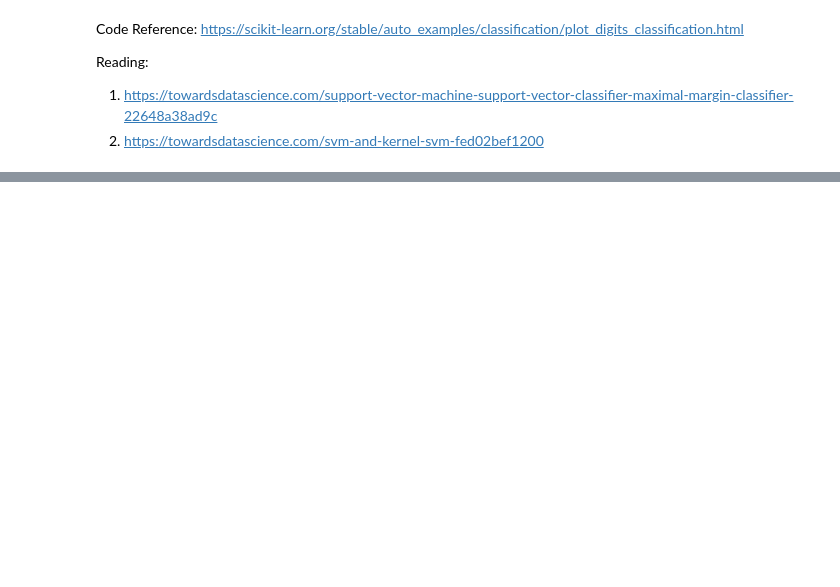
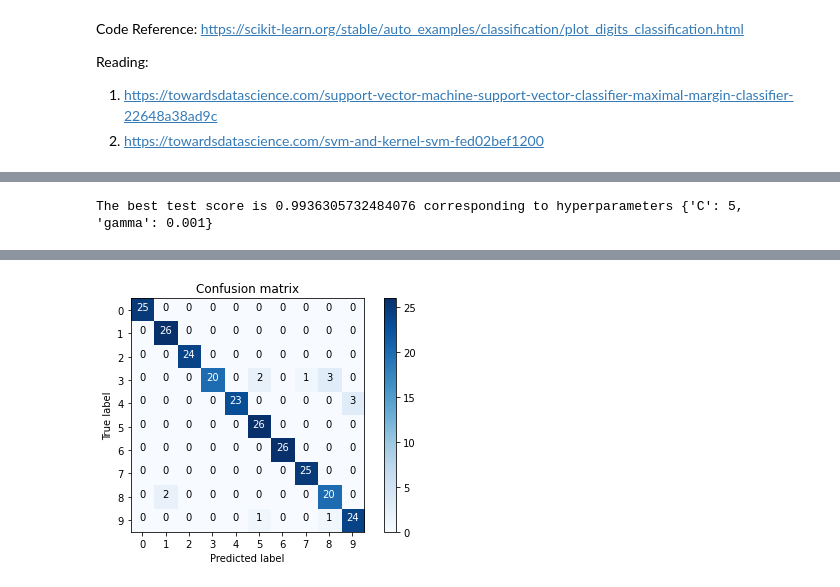
Before and after one commit to estella2012/CSE555, a Jupyter notebook: SVM(1).ipynb, the cells around one changed output, grey strips where cells are left out. Drawn from its saved outputs; the diff is of its cells as text; code cells hidden in the pictures; blank space fills up the shorter version.

```diff
--- a/SVM(1).ipynb
+++ b/SVM(1).ipynb
@@ -125,6 +59,12 @@ Reading: <br>
    1. https://towardsdatascience.com/support-vector-machine-support-vector-classifier-maximal-margin-classifier-22648a38ad9c <br>
    2. https://towardsdatascience.com/svm-and-kernel-svm-fed02bef1200
 # %%
+
+n_samples = len(digits.images)
+data = digits.images.reshape((n_samples, -1))
+X_train, X_test, y_train, y_test = train_test_split(data, digits.target, test_size=0.14, shuffle=False)
+
+
 # creating a KFold object with 5 splits
 folds = KFold(n_splits = 5, shuffle = True, random_state = 10)
 
@@ -133,6 +73,8 @@ folds = KFold(n_splits = 5, shuffle = True, random_state = 10)
 hyper_params = [ {'gamma': [1e-2, 1e-3, 1e-4],
                      'C': [5,10]}]
 
+sm = SMOTE(random_state=None)
+X_res, y_res = sm.fit_resample(X_train, y_train.ravel())
 
 # specify model
 model = SVC(kernel="rbf")
@@ -146,4 +88,4 @@ model_cv = GridSearchCV(estimator = model,
                         return_train_score=True)
 
 # fit the model
-model_cv.fit(X_train, y_train)
+model_cv.fit(X_res, y_res)
@@ -203,3 +162,5 @@ best_score = model_cv.best_score_
 best_hyperparams = model_cv.best_params_
 
 print("The best test score is {0} corresponding to hyperparameters {1}".format(best_score, best_hyperparams))
+# %% [output]
+The best test score is 0.9936305732484076 corresponding to hyperparameters {'C': 5, 'gamma': 0.001}
@@ -217,0 +167,64 @@ print(metrics.confusion_matrix(y_test, y_pred), "\n")
+# %%
+# model with optimal hyperparameters
+
+# model
+#model = SVC(C=5, gamma=0.001, kernel="rbf")
+
+#model.fit(X_res, y_res)
+#y_pred = model.predict(X_test)
+
+estimator = SVC(C=5, gamma=0.001, kernel="rbf", class_weight="balanced")
+classifier = OneVsRestClassifier(estimator)
+classifier.fit(X_res, y_res)
+y_pred = classifier.predict(X_test)
+
+
+import itertools
+
+def plot_confusion_matrix(cm, classes,
+                          normalize=False,
+                          title='Confusion matrix',
+                          cmap=plt.cm.Blues):
+    """
+    This function prints and plots the confusion matrix.
+    Normalization can be applied by setting `normalize=True`.
+    """
+    plt.imshow(cm, interpolation='nearest', cmap=cmap)
+    plt.title(title)
+    plt.colorbar()
+    tick_marks = np.arange(len(classes))
+    plt.xticks(tick_marks, classes, rotation=0)
+    plt.yticks(tick_marks, classes)
+
+    if normalize:
+        cm = cm.astype('float') / cm.sum(axis=1)[:, np.newaxis]
+        #print("Normalized confusion matrix")
+    else:
+        1#print('Confusion matrix, without normalization')
+
+    #print(cm)
+
+    thresh = cm.max() / 2.
+    for i, j in itertools.product(range(cm.shape[0]), range(cm.shape[1])):
+        plt.text(j, i, cm[i, j],
+                 horizontalalignment="center",
+                 color="white" if cm[i, j] > thresh else "black")
+
+    plt.tight_layout()
+    plt.ylabel('True label')
+    plt.xlabel('Predicted label')
+
+
+# metrics
+print("accuracy", metrics.accuracy_score(y_test, y_pred), "\n")
+print(metrics.confusion_matrix(y_test, y_pred), "\n")
+cnf_matrix = metrics.confusion_matrix(y_test, y_pred)
+print("Recall metric in the testing dataset: {}%".format(100*cnf_matrix[1,1]/(cnf_matrix[1,0]+cnf_matrix[1,1])))
+#print("Precision metric in the testing dataset: {}%".format(100*cnf_matrix[0,0]/(cnf_matrix[0,0]+cnf_matrix[1,0])))
+# Plot non-normalized confusion matrix
+
+class_names = [0,1,2,3,4,5,6,7,8,9]
+plt.figure()
+plot_confusion_matrix(cnf_matrix , classes=class_names, title='Confusion matrix')
+plt.show()
+# %% [output]
@@ -217,0 +245 @@ print(metrics.confusion_matrix(y_test, y_pred), "\n")
+[figure, added]
```
Also changed, not shown: parts of 9 cells of this notebook.
